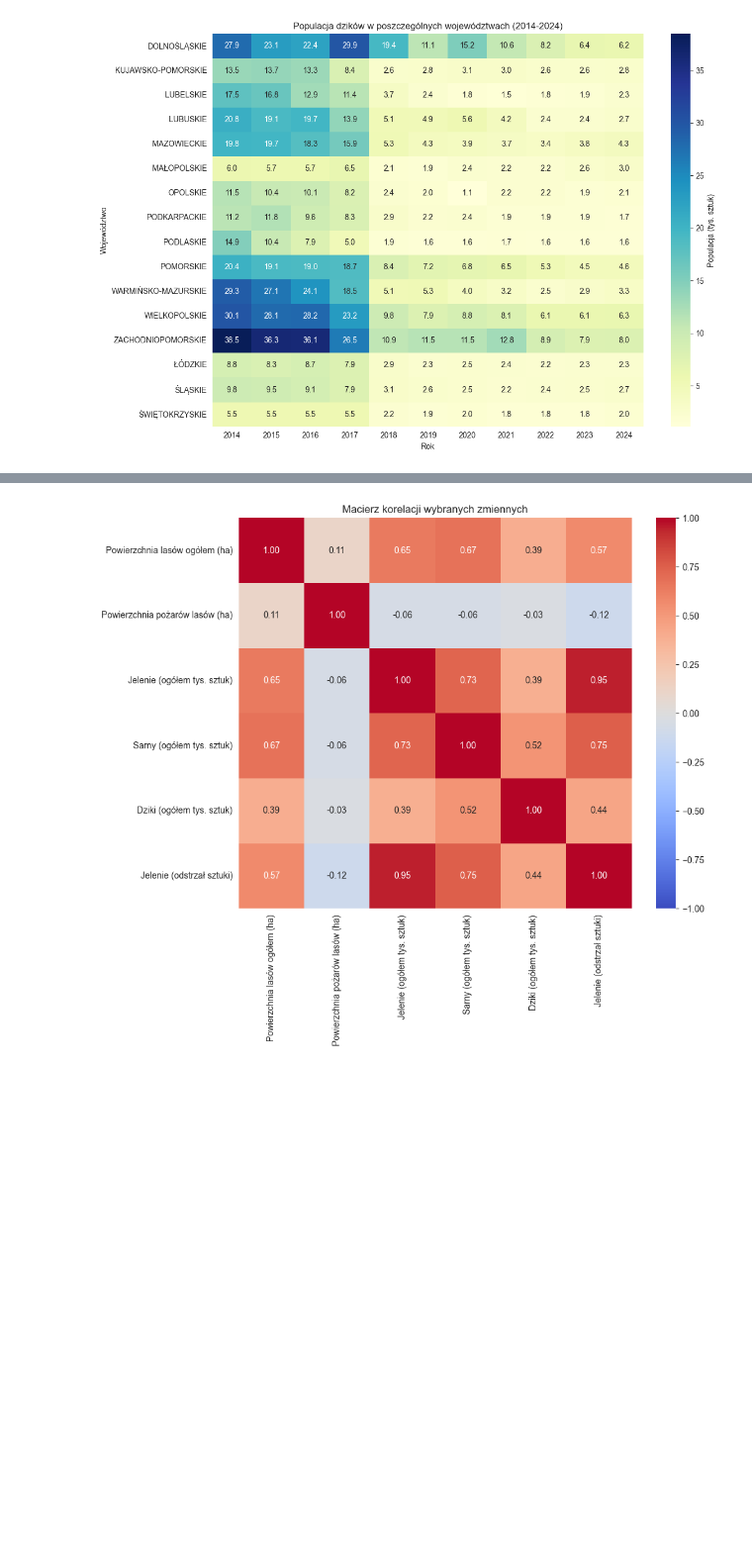
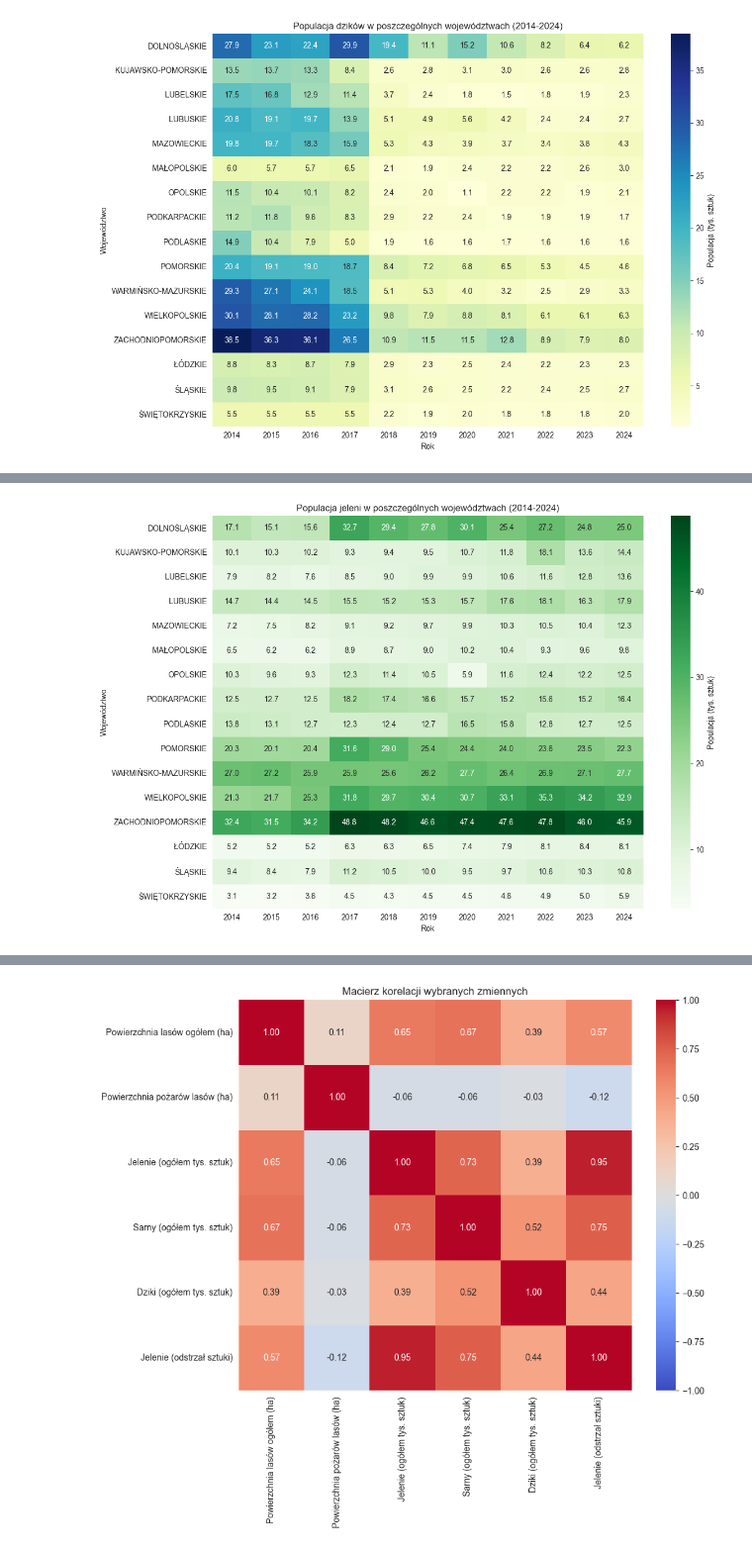
Before and after one commit to edyta02/Analiza-danych-z-R-i-Python---LW, a Jupyter notebook: Projekt.ipynb, the cells around one changed output, grey strips where cells are left out. Shown at 99% size. Saved outputs shown, nothing was run; the diff lists cells and outputs as text; code cells hidden in the pictures; blank space fills up the shorter version.

```diff
--- a/Projekt.ipynb
+++ b/Projekt.ipynb
@@ -1288,0 +1299,12 @@ plt.show()
+# %%
+pivot_jelenie = df_combined.pivot_table(values='Jelenie (ogółem tys. sztuk)', index='Region', columns='Year')
+
+plt.figure(figsize=(12, 8))
+sns.heatmap(pivot_jelenie, annot=True, fmt='.1f', cmap='Greens', cbar_kws={'label': 'Populacja (tys. sztuk)'})
+plt.title('Populacja jeleni w poszczególnych województwach (2014-2024)')
+plt.ylabel('Województwo')
+plt.xlabel('Rok')
+plt.tight_layout()
+plt.show()
+# %% [output]
+[figure, added]
```
Also changed, not shown: parts of 22 cells of this notebook, 6 other files.
